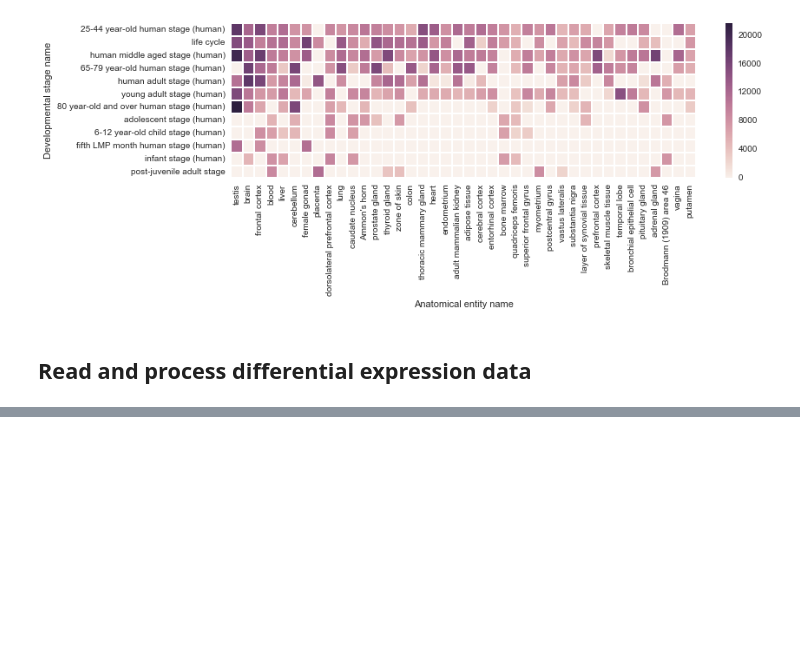
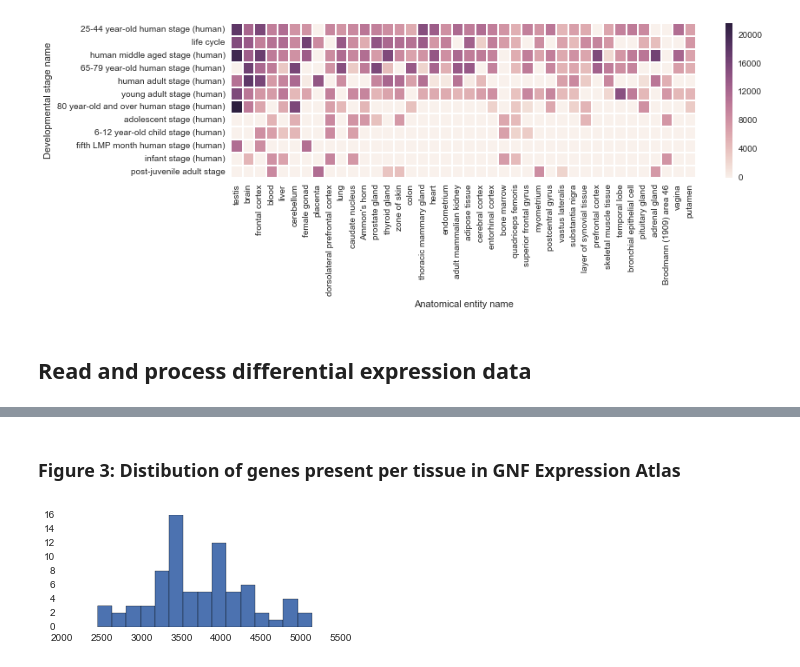
Before and after one commit to dhimmel/bgee, a Jupyter notebook: bgee.ipynb, the cells around one changed output, grey strips where cells are left out. Saved outputs shown, nothing was run; the diff lists cells and outputs as text; code cells hidden in the pictures; blank space fills up the shorter version.

```diff
--- a/bgee.ipynb
+++ b/bgee.ipynb
@@ -109,0 +156,22 @@ entrez_map_df.head()
+# %%
+import gzip
+import io
+import requests
+import numpy
+
+# Read BTO id and names
+url = 'https://gist.githubusercontent.com/dhimmel/1f252b674c0c75443cc1/raw/a97c3425792f2288b0369de70e1b46018832455b/bto-terms-in-gnf.tsv'
+bto_df = pandas.read_table(url)
+
+# Read expression
+url = 'http://het.io/disease-genes/downloads/files/expression.txt.gz'
+with gzip.open(io.BytesIO(requests.get(url).content)) as read_file:
+    gnf_df = pandas.read_table(read_file)
+gnf_df = numpy.log10(gnf_df)
+# %%
+# Compute expressed genes per tissue
+gnf_summary_df = (gnf_df >= 1.4).sum().reset_index()
+gnf_summary_df.columns = ['bto_id', 'count']
+gnf_summary_df = bto_df.merge(gnf_summary_df, how='right')
+gnf_summary_df = gnf_summary_df.sort('count', ascending=False)
+gnf_summary_df.head(15)
@@ -109,0 +195,8 @@ entrez_map_df.head()
+# %% [markdown]
+### Figure 3: Distibution of genes present per tissue in GNF Expression Atlas
+# %%
+# Plot distribution of expressed genes per tissue
+IPython.core.pylabtools.figsize(5, 2)
+plt.hist(gnf_summary_df['count'], 15);
+# %% [output]
+[figure, added]
```
Also changed, not shown: parts of 15 cells of this notebook.
